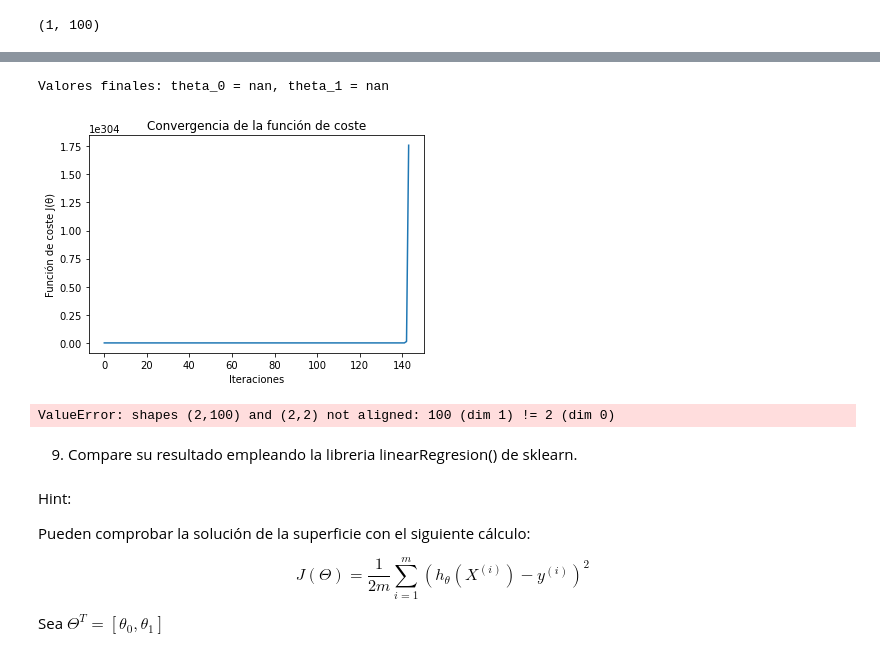
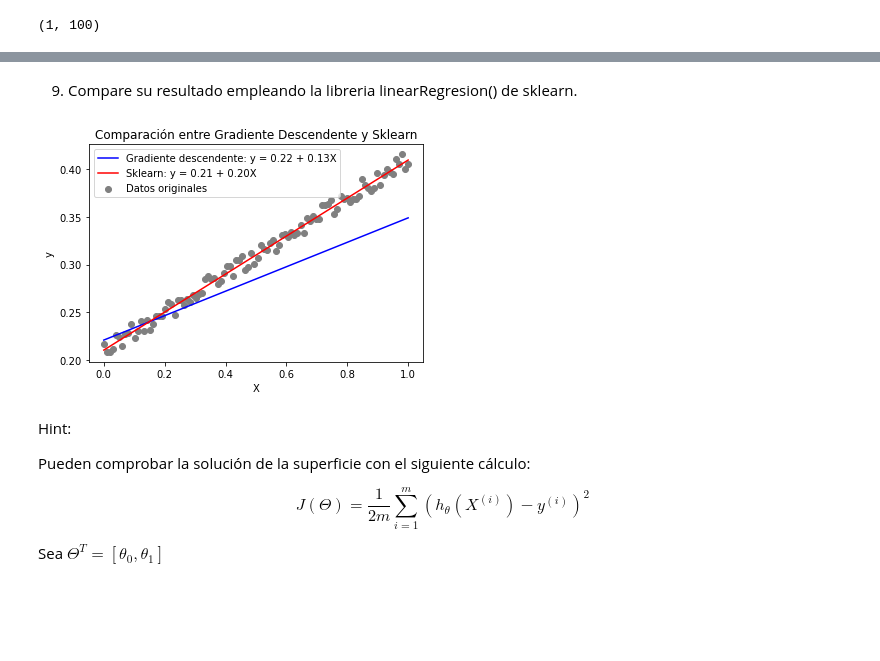
Before and after one commit to vaskiax/002_EstudiantesAprendizajeEstadistico, a Jupyter notebook: semestre2024-2/Estudiantes/Vergel_27/Laboratorio_03_reg_lin_grad_descV1.ipynb, the cells around one changed output, grey strips where cells are left out. Saved outputs shown, nothing was run; the diff lists cells and outputs as text; code cells hidden in the pictures; blank space fills up the shorter version.

```diff
--- a/semestre2024-2/Estudiantes/Vergel_27/Laboratorio_03_reg_lin_grad_descV1.ipynb
+++ b/semestre2024-2/Estudiantes/Vergel_27/Laboratorio_03_reg_lin_grad_descV1.ipynb
@@ -672,63 +733,22 @@ for iteration in range(max_iter):
+# %% [markdown]
+9. Compare su resultado empleando la libreria linearRegresion() de sklearn.
 # %%
-def gradiente_descendente(X_b, y, theta, alpha, epsilon, max_iter):
-    m = len(y)
-    coste_vals = [coste(X_b, y, theta)]
-
-    for iteration in range(max_iter):
-        error = theta.T@X_b - y.T
-        grad = np.dot(error, X_b.T).T
-
-        # Actualización de los parámetros de forma vectorial
-        new_theta = theta - alpha * grad.T
-
-        # Calcular el nuevo coste y verificar convergencia
-        new_cost = coste(X_b, y, new_theta)
-        coste_vals.append(new_cost)
-
-        if abs(new_cost - coste_vals[-2]) < epsilon:
-            print(f'Convergencia alcanzada en la iteración {iteration + 1}')
-            break
-
-        theta = new_theta
-
-    return theta, coste_vals
-
-# Ejecutar gradiente descendente
-theta, coste_vals = gradiente_descendente(X_b, y, theta, alpha, epsilon, max_iter)
-
-print(f"Valores finales: theta_0 = {theta[0, 0]:.4f}, theta_1 = {theta[1, 0]:.4f}")
-
-# Gráfica de la función de coste
-plt.plot(coste_vals)
-plt.xlabel('Iteraciones')
-plt.ylabel('Función de coste J(θ)')
-plt.title('Convergencia de la función de coste')
-plt.show()
-
-# Predicción con el modelo de gradiente descendente
 y_pred = X_b.dot(theta)
 
-# Comparación con sklearn
-X_reshape = X.reshape(-1, 1)  # Requerido por sklearn
+X_reshape = X.reshape(-1, 1)
 model = LinearRegression().fit(X_reshape, y)
 y_sklearn = model.predict(X_reshape)
 
-# Resultados
 plt.scatter(X, y, label='Datos originales', color='gray')
 plt.plot(X, y_pred, label=f'Gradiente descendente: y = {theta[0, 0]:.2f} + {theta[1, 0]:.2f}X', color='blue')
 plt.plot(X, y_sklearn, label=f'Sklearn: y = {model.intercept_[0]:.2f} + {model.coef_[0][0]:.2f}X', color='red')
 plt.xlabel('X')
 plt.ylabel('y')
 plt.legend()
 plt.title('Comparación entre Gradiente Descendente y Sklearn')
 plt.show()
 # %% [output]
-Valores finales: theta_0 = nan, theta_1 = nan
-[figure, old version]
+[figure, new version]
-ValueError: shapes (2,100) and (2,2) not aligned: 100 (dim 1) != 2 (dim 0)
-# %% [markdown]
-
-9. Compare su resultado empleando la libreria linearRegresion() de sklearn.
 # %% [markdown]
 Hint:
 
```
Also changed, not shown: parts of 5 cells of this notebook.
